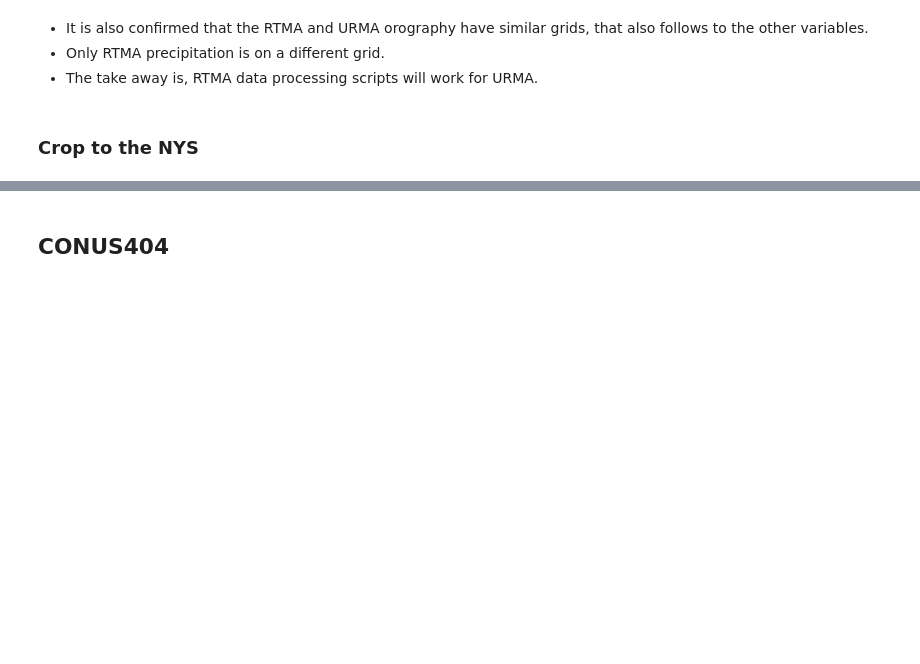
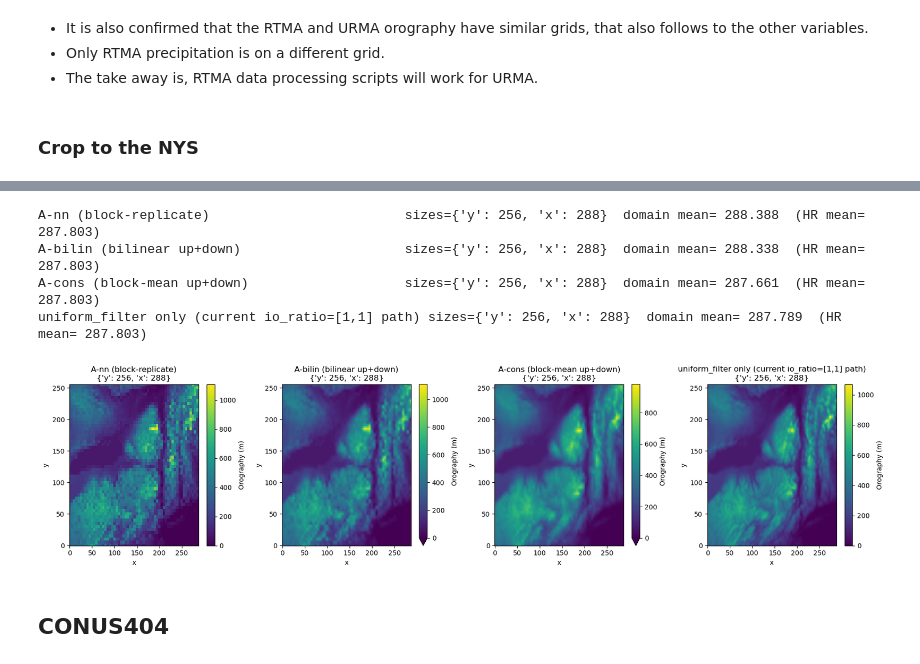
Before and after one commit to HarishBaki/met-data-products, a Jupyter notebook: data_notes.ipynb, the cells around one changed output, grey strips where cells are left out. Drawn from its saved outputs; the diff is of its cells as text; code cells hidden in the pictures; blank space fills up the shorter version.

```diff
--- a/data_notes.ipynb
+++ b/data_notes.ipynb
@@ -169,3 +273,40 @@ urma_hgt_sub.orog.plot.contourf(x='longitude', y='latitude')
+# %%
+# Two-step regrid: take each LR variant from the cell above and resample it
+# back up onto the full HR (256 x 288) grid -- "1 step ahead" of the LR cell:
+# same degraded 12.5 km structure, but reported on the original HR grid shape,
+# matching the Source-B convention (INTENDED_LR_DATA="" -> 256x288 output).
+
+def upsample_to_hr(lr_da, method):
+    return lr_da.interp(
+        y=hr["y"].values, x=hr["x"].values, method=method,
+        kwargs={"fill_value": "extrapolate", "bounds_error": False},
+    )
+
+full_hr_variants = {
+    "A-nn (block-replicate)": upsample_to_hr(lr_variants["A-nn (nearest-neighbour)"], "nearest"),
+    "A-bilin (bilinear up+down)": upsample_to_hr(lr_variants["A-bilin (bilinear)"], "linear"),
+    "A-cons (block-mean up+down)": upsample_to_hr(lr_variants["A-cons (conservative / block-mean)"], "linear"),
+}
+
+# Single-step alternative -- what io_ratio=[1,1] already gives on the fly today:
+# smooth at LR scale via xr_uniform_filter, skip the decimation entirely.
+full_hr_variants["uniform_filter only (current io_ratio=[1,1] path)"] = xr.DataArray(
+    uniform_filter(hr.values, size=(sy, sx), mode="nearest"), dims=hr.dims, coords=hr.coords
+)
+
+fig, axs = plt.subplots(1, len(full_hr_variants), figsize=(4.5 * len(full_hr_variants), 4.5), squeeze=False)
+for ax, (name, out) in zip(axs[0], full_hr_variants.items()):
+    print(f"{name:46s} sizes={dict(out.sizes)}  domain mean={float(out.mean()):8.3f}  (HR mean={float(hr.mean()):8.3f})")
+    out.plot(ax=ax, vmin=0, cmap="viridis", cbar_kwargs={"label": "Orography (m)"})
+    ax.set_title(f"{name}\n{dict(out.sizes)}")
+plt.tight_layout()
+plt.show()
+# %% [output]
+A-nn (block-replicate)                         sizes={'y': 256, 'x': 288}  domain mean= 288.388  (HR mean= 287.803)
+A-bilin (bilinear up+down)                     sizes={'y': 256, 'x': 288}  domain mean= 288.338  (HR mean= 287.803)
+A-cons (block-mean up+down)                    sizes={'y': 256, 'x': 288}  domain mean= 287.661  (HR mean= 287.803)
+uniform_filter only (current io_ratio=[1,1] path) sizes={'y': 256, 'x': 288}  domain mean= 287.789  (HR mean= 287.803)
+[figure, added]
 # %% [markdown]
 ## CONUS404
 # %% [markdown]
```
Also changed, not shown: parts of 10 cells of this notebook.
